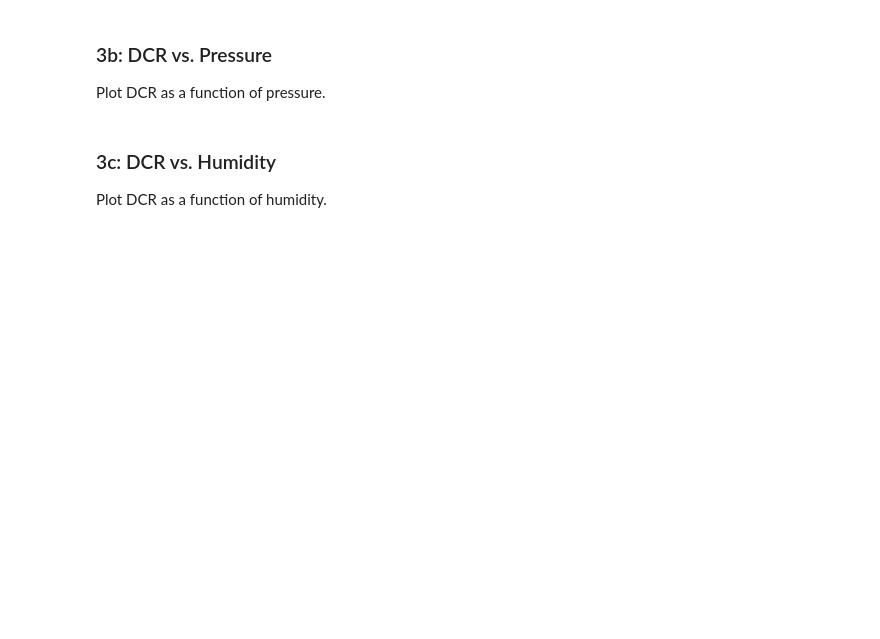
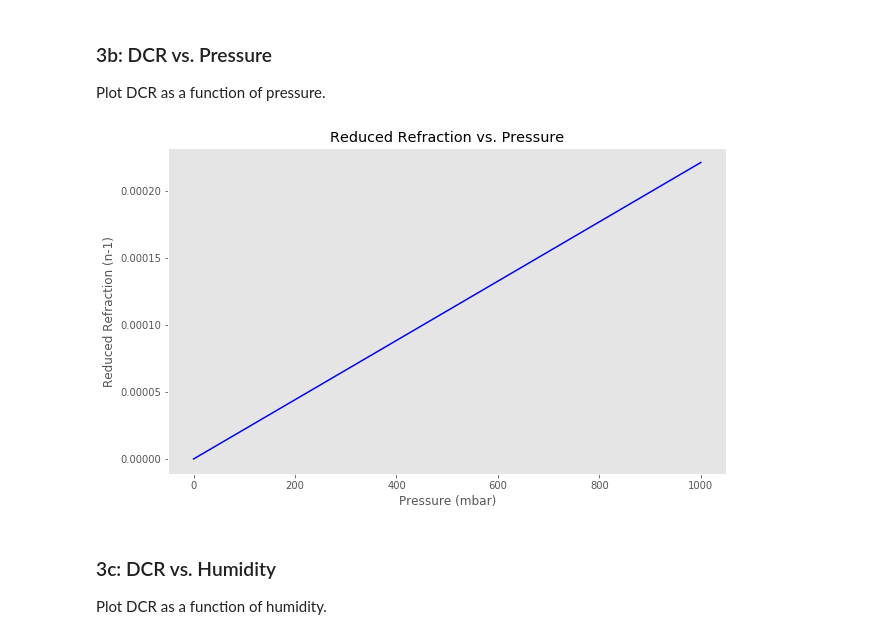
Before and after one commit to abudlong/Astro499, a Jupyter notebook: A499-Assignment3.ipynb, the cells around one changed output. Saved outputs shown, nothing was run; the diff lists cells and outputs as text; code cells hidden in the pictures; blank space fills up the shorter version.

```diff
--- a/A499-Assignment3.ipynb
+++ b/A499-Assignment3.ipynb
@@ -260,14 +231,19 @@ ax.grid()
 Plot DCR as a function of pressure.
 # %%
 # Pressure range
-press_range = np.linspace()
+press_range = np.linspace(0, 1000, 100) * u.cds.mbar
+
+# Reduced Refraction with Pressure Dependence
+greduced_press = atm_refraction(maxwavelength_gband, press_range, temperature, p_w, latitude, altitude, z30)
 
 fig, ax = plt.subplots(1, 1, figsize = (10,6))
-#plt.plot(pressure, dcr, color = 'b')
-ax.set_title('DCR vs. Pressure')
-ax.set_xlabel('Pressure')
-ax.set_ylabel('DCR');
+plt.plot(press_range, greduced_press, color = 'b')
+ax.set_title('Reduced Refraction vs. Pressure')
+ax.set_xlabel('Pressure (mbar)')
+ax.set_ylabel('Reduced Refraction (n-1)');
 ax.grid()
+# %% [output]
+[figure, added]
 # %% [markdown]
 ### 3c: DCR vs. Humidity
 
```
Also changed, not shown: parts of 13 cells of this notebook.
